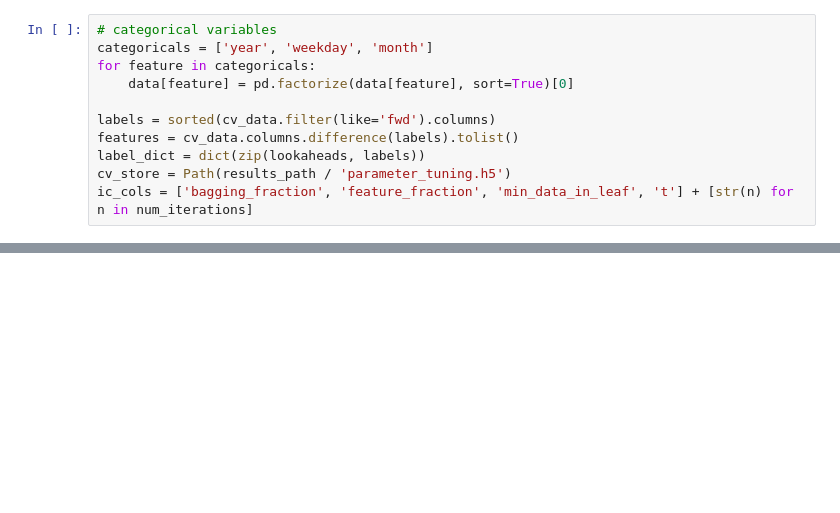
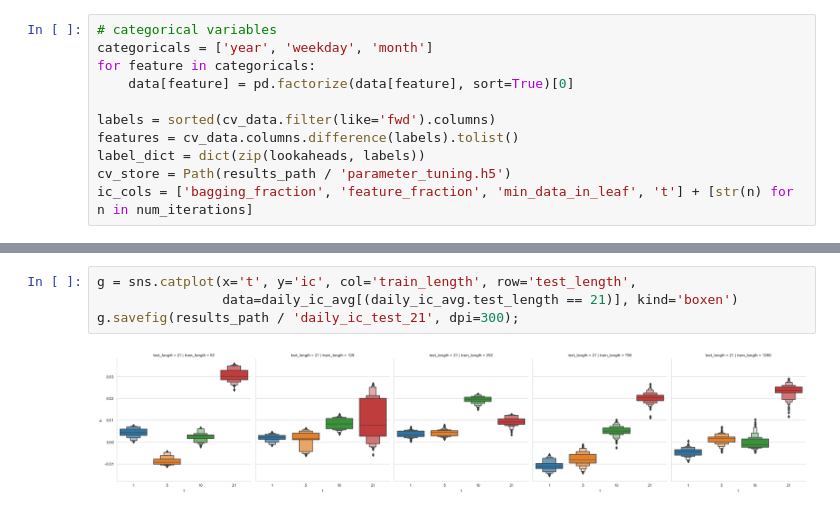
Before and after one commit to OliverJoo/quant_modeling, a Jupyter notebook: MDLing/RF_ReturnSignals.ipynb, the cells around one changed output, grey strips where cells are left out. Cells and saved outputs as stored; diff of their text form; blank space fills up the shorter version.

```diff
--- a/MDLing/RF_ReturnSignals.ipynb
+++ b/MDLing/RF_ReturnSignals.ipynb
@@ -451,0 +534,6 @@ Lookahead:  1 | Train: 756 | Test:  5 | Params:   9
+# %%
+g = sns.catplot(x='t', y='ic', col='train_length', row='test_length',
+                data=daily_ic_avg[(daily_ic_avg.test_length == 21)], kind='boxen')
+g.savefig(results_path / 'daily_ic_test_21', dpi=300);
+# %% [output]
+[figure, added]
```
Also changed, not shown: parts of 16 cells of this notebook.
